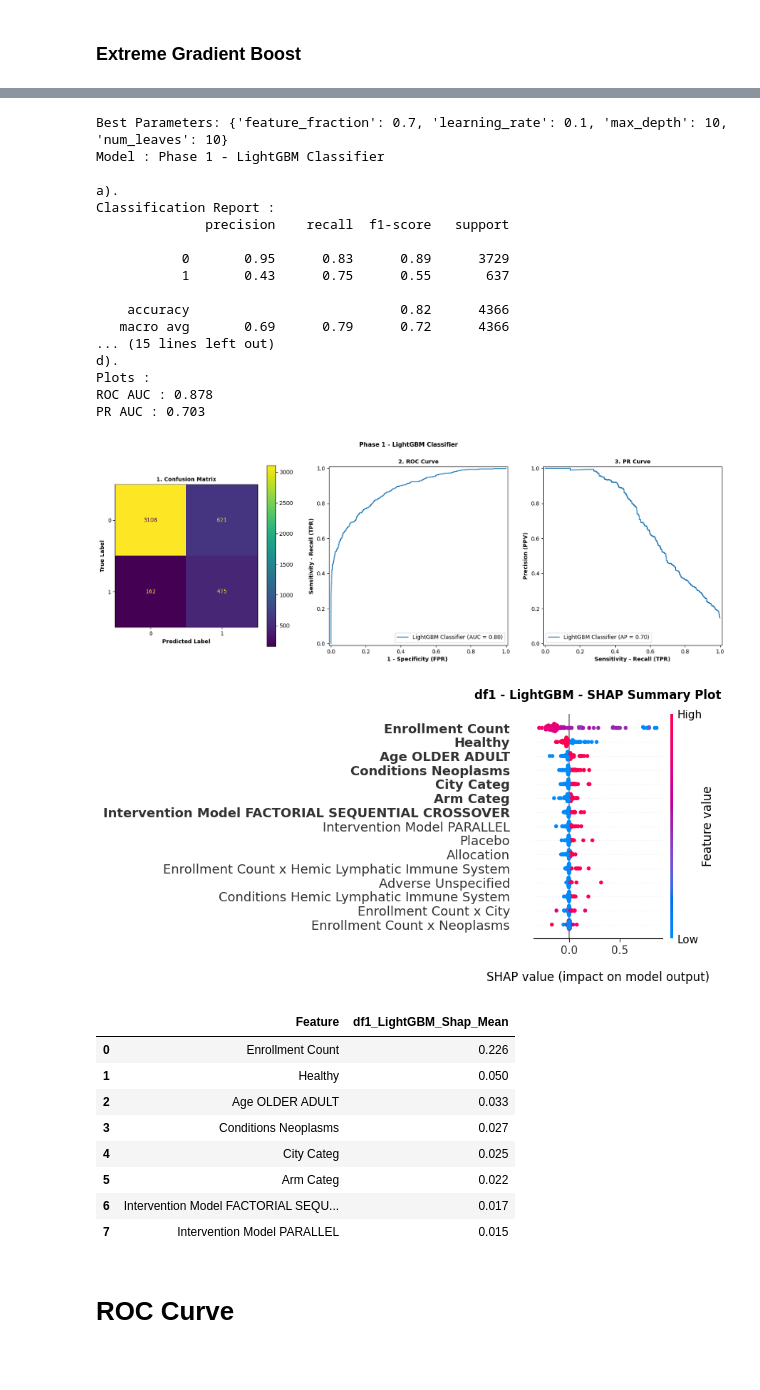
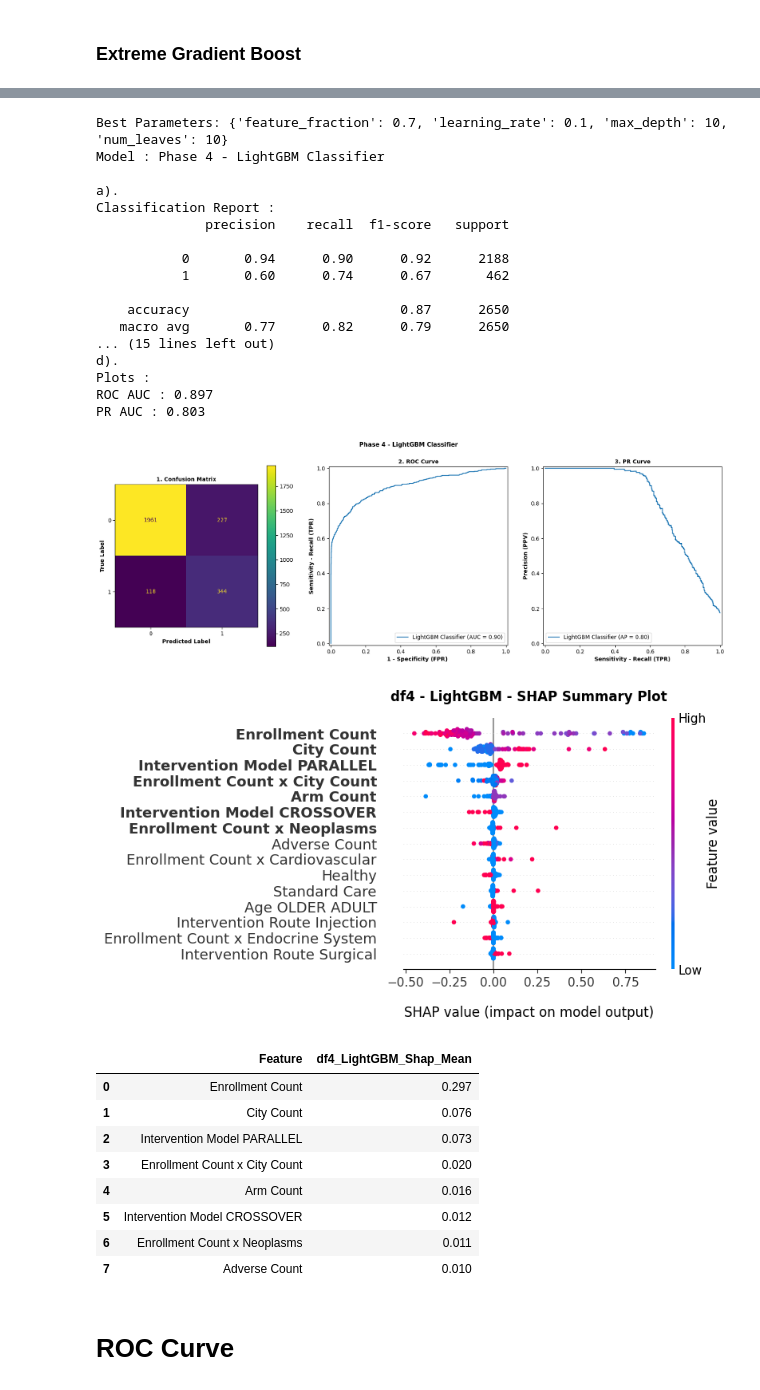
Before and after one commit to AndreouEugenia/Thesis, a Jupyter notebook: 5.Thesis_Models.ipynb, the cells around one changed output, grey strips where cells are left out. Saved outputs shown, nothing was run; the diff lists cells and outputs as text; code cells hidden in the pictures; blank space fills up the shorter version.

```diff
--- a/5.Thesis_Models.ipynb
+++ b/5.Thesis_Models.ipynb
@@ -188,8 +188,8 @@ display(df4.shape)
 (13966, 73)
 (13246, 73)
 # %%
-i = 1
-dfi = df1
+i = 4
+dfi = df4
 # %% [markdown]
 ## X , y
 # %%
@@ -896,6 +930,7 @@ PR AUC : 0.707
 # %%
 # Model
-lgb = LGBMClassifier(objective = 'binary', random_state = 42, n_jobs=-1, tree_method='hist', metric = 'binary_logloss')
+lgb = LGBMClassifier(objective = 'binary', random_state = 42, n_jobs=-1, metric = 'binary_logloss',
+                     class_weight = 'balanced', verbose = -1)
 # Doc: For classification, ‘log_loss’.
 
 # CV
@@ -904,51 +939,51 @@ param_grid = {
     'num_leaves': [10, 30, 50],
     'feature_fraction': [0.7, 1.0],
     'max_depth': [5, 10, 20]
 }
 
 grid = GridSearchCV(estimator = lgb, param_grid = param_grid, scoring = 'roc_auc', cv = 5, n_jobs = -1)
 
 # Final Model
 lgb_model = grid.fit(X_train, y_train)
 print("Best Parameters:", lgb_model.best_params_)
 
 # y_pred
 y_pred_lgb = lgb_model.predict(X_test)
 
 # Accuracy Score
 ba_lgb, class_lgb, mcc_lgb, f1_lgb = accuracy(dfi, i, lgb_model, X_test, y_test, y_pred_lgb, "LightGBM Classifier")
 
 # SHAP
 lgb_shap = fun_shap(i, lgb_model, X_test, 'LightGBM')
 # %% [output]
 Best Parameters: {'feature_fraction': 0.7, 'learning_rate': 0.1, 'max_depth': 10, 'num_leaves': 10}
-Model : Phase 1 - LightGBM Classifier
+Model : Phase 4 - LightGBM Classifier
 
 a).
 Classification Report :
               precision    recall  f1-score   support
 
-           0       0.95      0.83      0.89      3729
-           1       0.43      0.75      0.55       637
+           0       0.94      0.90      0.92      2188
+           1       0.60      0.74      0.67       462
 
-    accuracy                           0.82      4366
-   macro avg       0.69      0.79      0.72      4366
+    accuracy                           0.87      2650
+   macro avg       0.77      0.82      0.79      2650
 ... (15 lines left out)
 d).
 Plots :
-ROC AUC : 0.878
-PR AUC : 0.703
+ROC AUC : 0.897
+PR AUC : 0.803
-[figure, old version]
+[figure, new version]
-[figure, old version]
+[figure, new version]
-|  | Feature | df1_LightGBM_Shap_Mean |
-| 0 | Enrollment Count | 0.226 |
-| 1 | Healthy | 0.050 |
-| 2 | Age OLDER ADULT | 0.033 |
-| 3 | Conditions Neoplasms | 0.027 |
-| 4 | City Categ | 0.025 |
-| 5 | Arm Categ | 0.022 |
-| 6 | Intervention Model FACTORIAL SEQU... | 0.017 |
-| 7 | Intervention Model PARALLEL | 0.015 |
+|  | Feature | df4_LightGBM_Shap_Mean |
+| 0 | Enrollment Count | 0.297 |
+| 1 | City Count | 0.076 |
+| 2 | Intervention Model PARALLEL | 0.073 |
+| 3 | Enrollment Count x City Count | 0.020 |
+| 4 | Arm Count | 0.016 |
+| 5 | Intervention Model CROSSOVER | 0.012 |
+| 6 | Enrollment Count x Neoplasms | 0.011 |
+| 7 | Adverse Count | 0.010 |
 # %% [markdown]
 # ROC Curve
 # %%
```
Also changed, not shown: parts of 26 cells of this notebook, 38 other files.
